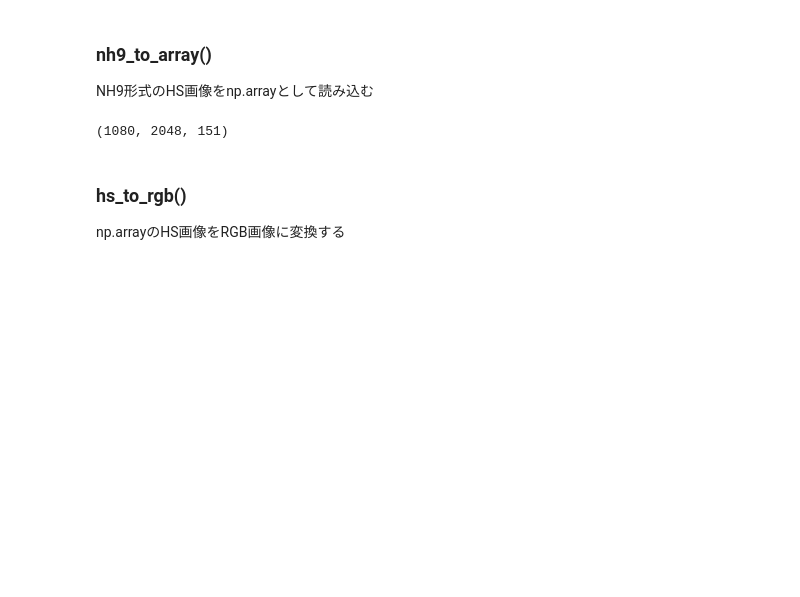
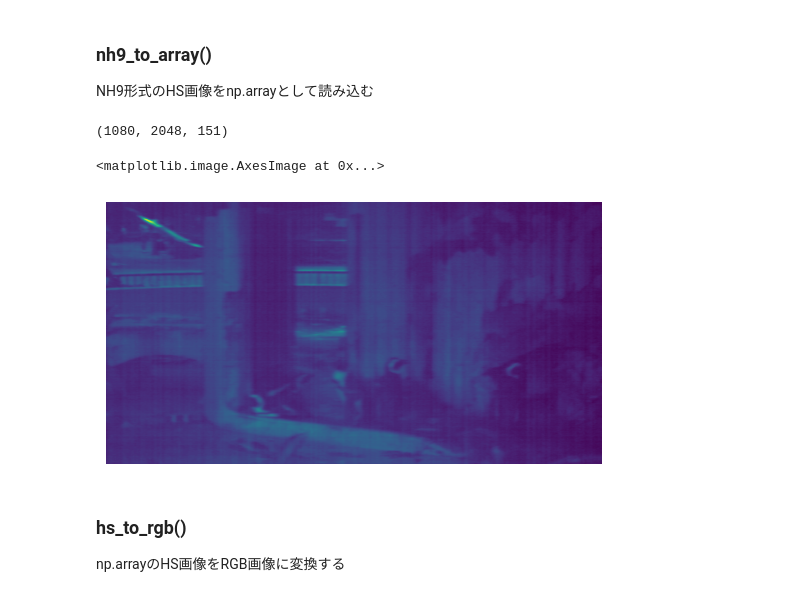
Before and after one commit to dekkaiinu/hsitools, a Jupyter notebook: sample_notebook/convert.ipynb, the cells around one changed output. Cells and saved outputs as stored; diff of their text form; code cells hidden in the pictures; blank space fills up the shorter version.

```diff
--- a/sample_notebook/convert.ipynb
+++ b/sample_notebook/convert.ipynb
@@ -14,6 +14,20 @@ hsi_array = nh9_to_array(hsi_path)
 print(hsi_array.shape)
 # %% [output]
 (1080, 2048, 151)
+# %%
+import matplotlib.pyplot as plt
+
+img = hsi_array[:, :, 10] / 4095
+from scipy.ndimage import uniform_filter1d
+
+# 横方向に平滑化フィルタを適用する
+smoothed_img = uniform_filter1d(img, size=10, axis=1)
+
+plt.axis('off')
+plt.imshow(smoothed_img)
+# %% [output]
+<matplotlib.image.AxesImage at 0x...>
+[figure, added]
 # %% [markdown]
 ### hs_to_rgb()
 np.arrayのHS画像をRGB画像に変換する
```
Also changed, not shown: parts of 1 cell of this notebook, 2 other files.
